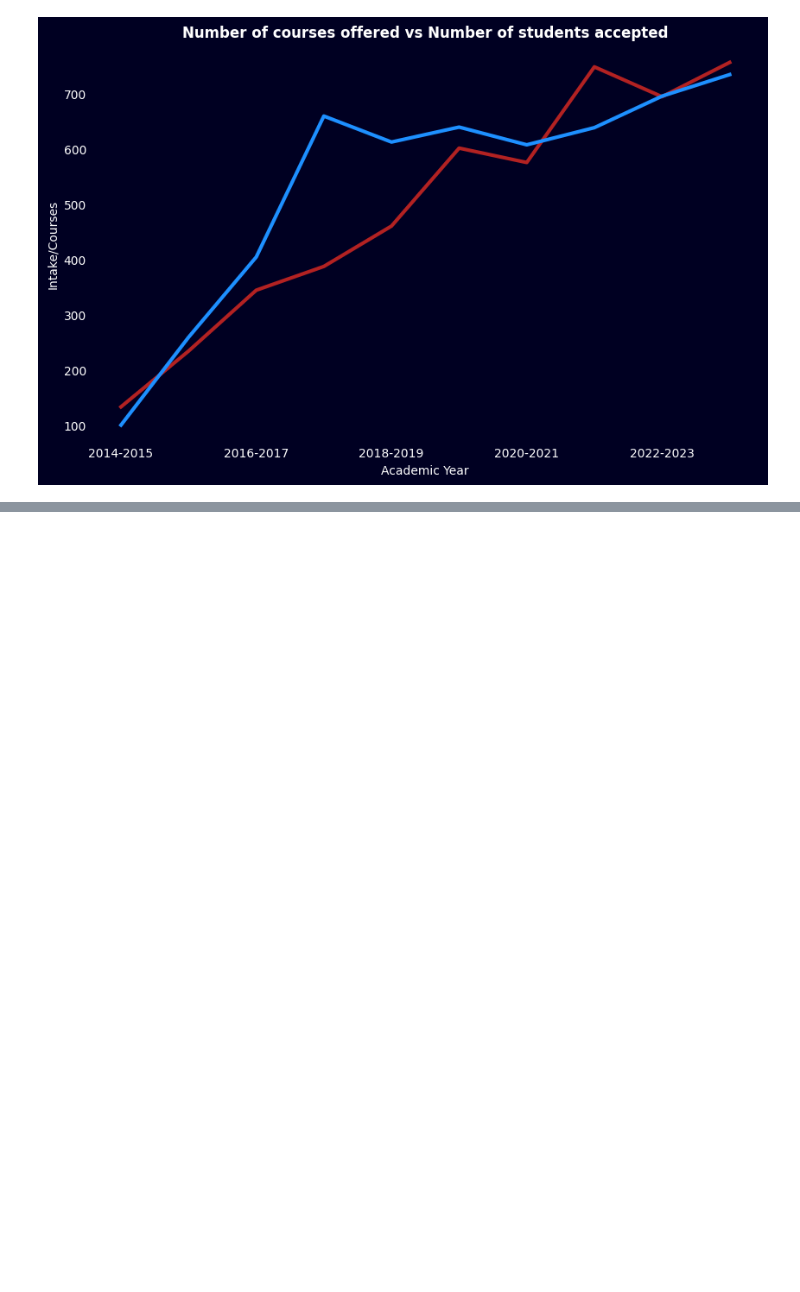
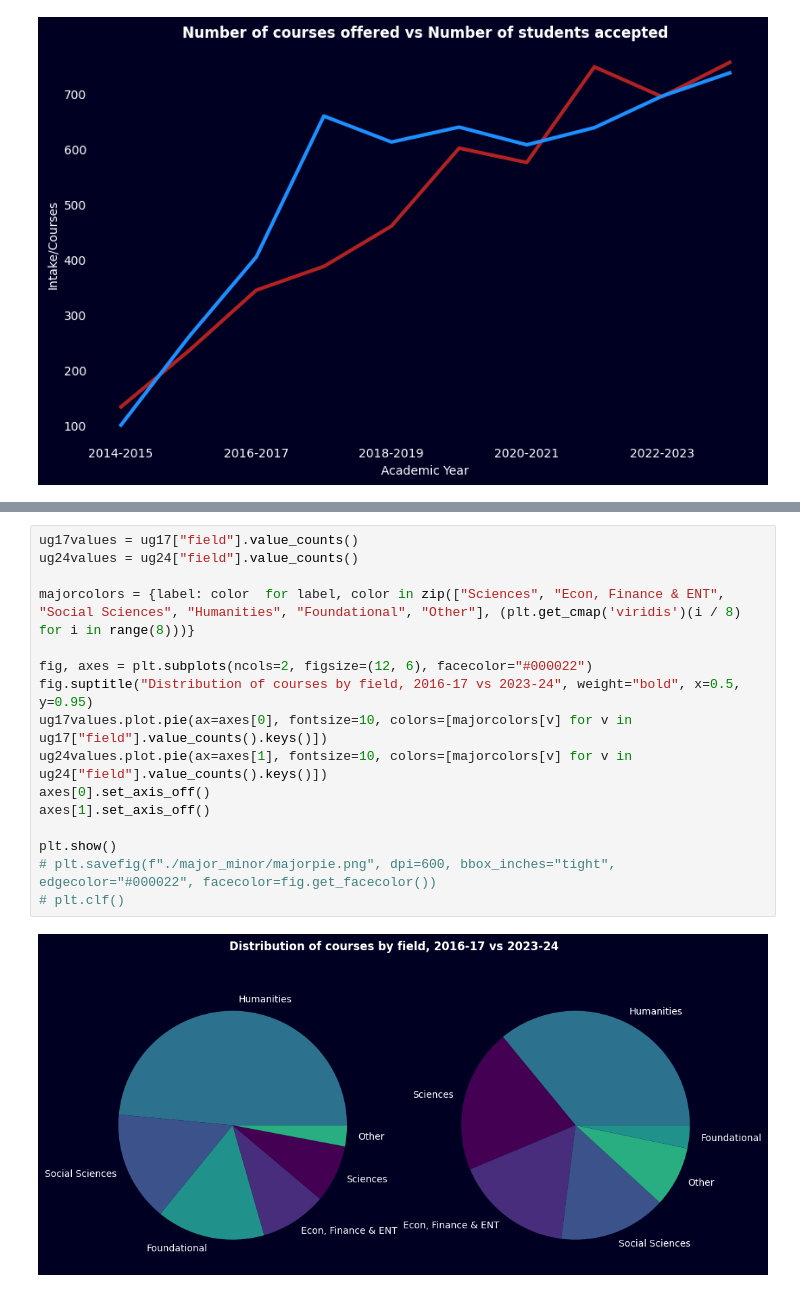
Before and after one commit to kkkarnav/ashokaDemo, a Jupyter notebook: 8_analyse_courses.ipynb, the cells around one changed output, grey strips where cells are left out. Cells and saved outputs as stored; diff of their text form; blank space fills up the shorter version.

```diff
--- a/8_analyse_courses.ipynb
+++ b/8_analyse_courses.ipynb
@@ -252,0 +285,18 @@ plt.show()
+# %%
+ug17values = ug17["field"].value_counts()
+ug24values = ug24["field"].value_counts()
+
+majorcolors = {label: color  for label, color in zip(["Sciences", "Econ, Finance & ENT", "Social Sciences", "Humanities", "Foundational", "Other"], (plt.get_cmap('viridis')(i / 8) for i in range(8)))}
+
+fig, axes = plt.subplots(ncols=2, figsize=(12, 6), facecolor="#000022")
+fig.suptitle("Distribution of courses by field, 2016-17 vs 2023-24", weight="bold", x=0.5, y=0.95)
+ug17values.plot.pie(ax=axes[0], fontsize=10, colors=[majorcolors[v] for v in ug17["field"].value_counts().keys()])
+ug24values.plot.pie(ax=axes[1], fontsize=10, colors=[majorcolors[v] for v in ug24["field"].value_counts().keys()])
+axes[0].set_axis_off()
+axes[1].set_axis_off()
+
+plt.show()
+# plt.savefig(f"./major_minor/majorpie.png", dpi=600, bbox_inches="tight", edgecolor="#000022", facecolor=fig.get_facecolor())
+# plt.clf()
+# %% [output]
+[figure, added]
```
Also changed, not shown: parts of 18 cells of this notebook, 21 other files.
